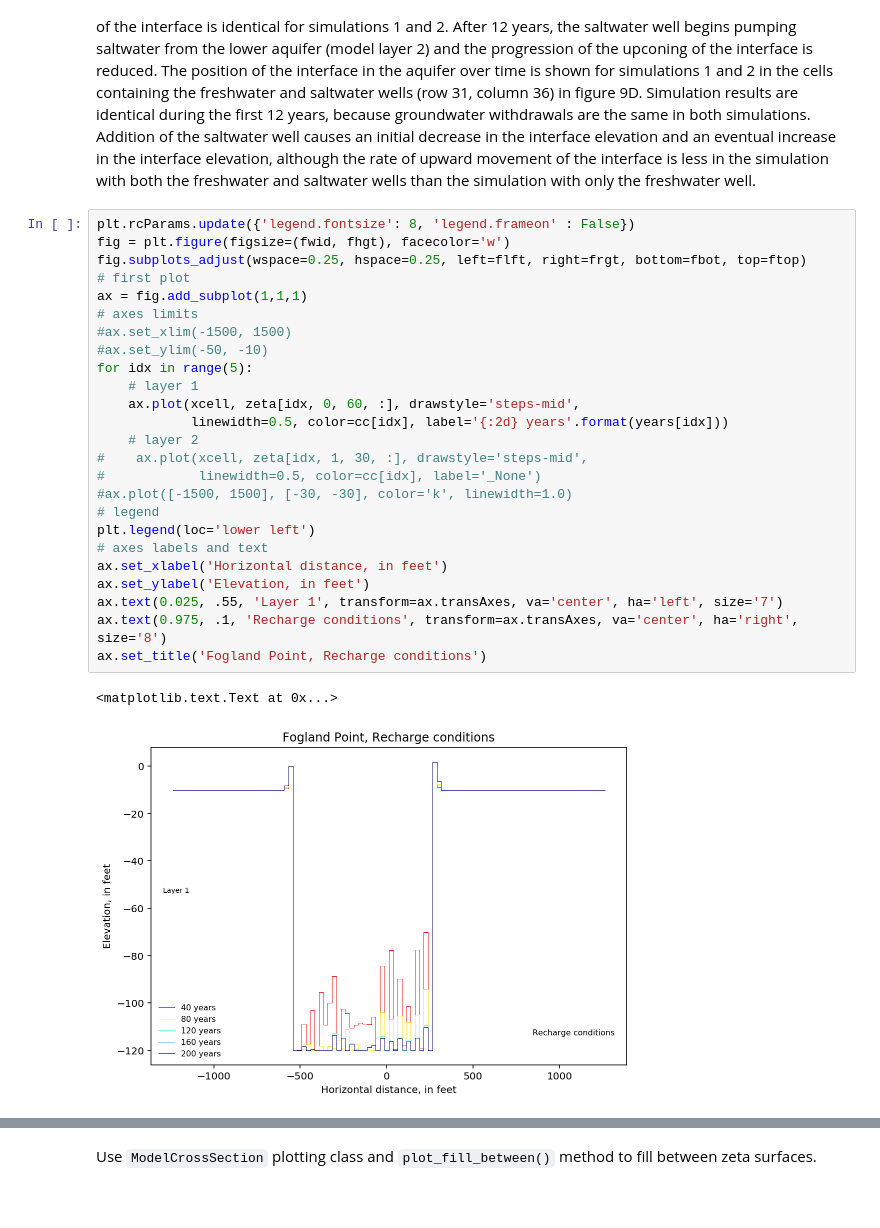
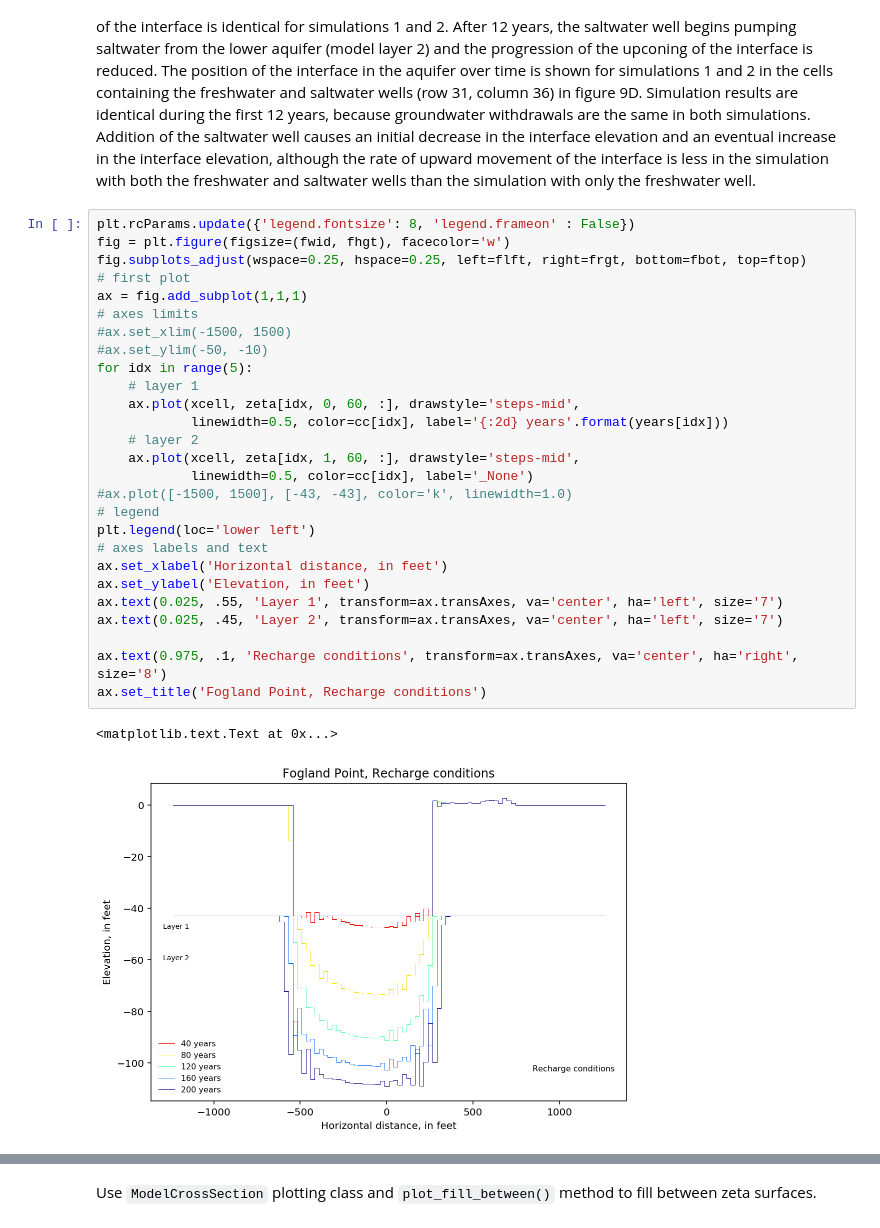
Before and after one commit to spencerbh/Fogland, a Jupyter notebook: flopy3_SWI2_Fogland_UNIX_pixel.ipynb, the cells around one changed output, grey strips where cells are left out. Drawn from its saved outputs; the diff is of its cells as text.

Commit message:
added 2nd layer, reduced recharge amt, changed SWI2 solver, heads still very high

```diff
--- a/flopy3_SWI2_Fogland_UNIX_pixel.ipynb
+++ b/flopy3_SWI2_Fogland_UNIX_pixel.ipynb
@@ -494,31 +545,33 @@ saltwater wells than the simulation with only the freshwater well.
 # %%
 plt.rcParams.update({'legend.fontsize': 8, 'legend.frameon' : False})
 fig = plt.figure(figsize=(fwid, fhgt), facecolor='w')
 fig.subplots_adjust(wspace=0.25, hspace=0.25, left=flft, right=frgt, bottom=fbot, top=ftop)
 # first plot
 ax = fig.add_subplot(1,1,1)
 # axes limits
 #ax.set_xlim(-1500, 1500)
 #ax.set_ylim(-50, -10)
 for idx in range(5):
     # layer 1
     ax.plot(xcell, zeta[idx, 0, 60, :], drawstyle='steps-mid',
             linewidth=0.5, color=cc[idx], label='{:2d} years'.format(years[idx]))
     # layer 2
-#    ax.plot(xcell, zeta[idx, 1, 30, :], drawstyle='steps-mid',
-#            linewidth=0.5, color=cc[idx], label='_None')
-#ax.plot([-1500, 1500], [-30, -30], color='k', linewidth=1.0)
+    ax.plot(xcell, zeta[idx, 1, 60, :], drawstyle='steps-mid',
+            linewidth=0.5, color=cc[idx], label='_None')
+#ax.plot([-1500, 1500], [-43, -43], color='k', linewidth=1.0)
 # legend
 plt.legend(loc='lower left')
 # axes labels and text
 ax.set_xlabel('Horizontal distance, in feet')
 ax.set_ylabel('Elevation, in feet')
 ax.text(0.025, .55, 'Layer 1', transform=ax.transAxes, va='center', ha='left', size='7')
+ax.text(0.025, .45, 'Layer 2', transform=ax.transAxes, va='center', ha='left', size='7')
+
 ax.text(0.975, .1, 'Recharge conditions', transform=ax.transAxes, va='center', ha='right', size='8')
 ax.set_title('Fogland Point, Recharge conditions')
 # %% [output]
 <matplotlib.text.Text at 0x...>
-[figure, old version]
+[figure, new version]
 # %%
 plt.rcParams.update({'legend.fontsize': 6, 'legend.frameon' : False})
 fig = plt.figure(figsize=(fwid, fhgt), facecolor='w')
```
Also changed, not shown: parts of 23 cells of this notebook.
